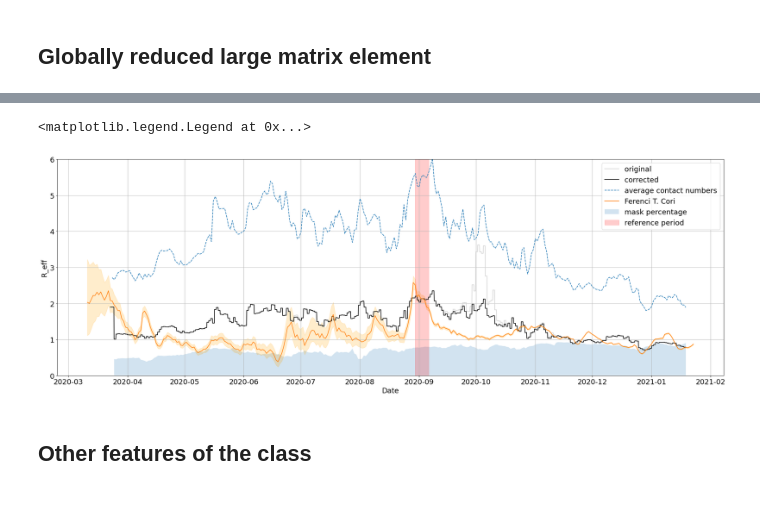
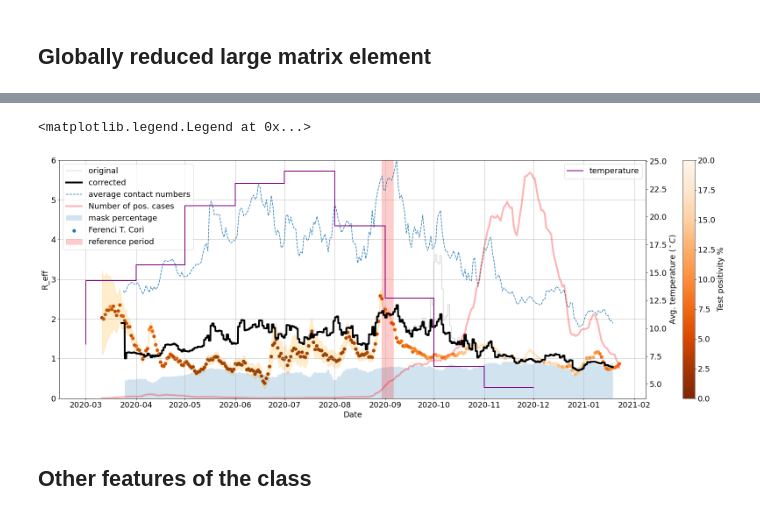
Before and after one commit to zsvizi/r-eff-social-contact-surveys-covid-19-hungary, a Jupyter notebook: figures.ipynb, the cells around one changed output, grey strips where cells are left out. Cells and saved outputs as stored; diff of their text form; code cells hidden in the pictures.

Commit message:
More complex last figure.

```diff
--- a/figures.ipynb
+++ b/figures.ipynb
@@ -230,5 +239,12 @@ t2 = [datetime.fromtimestamp(t) for t in sim_2.timestamps]
 # %%
 # data from the webpage of Ferenci Tamas
 df = sim_1.data.reference_r0_data
+# %%
+temp = pd.read_csv('data/tesztpozitivitas.csv',sep=";")
+temp["pos"] = temp["Tesztpozitivitás [%]"].map(lambda s: float(s.replace(",",".")))
+temp["date"] = temp["Dátum"].map(lambda d: datetime.strptime(d,"%Y-%m-%d").strftime('%m/%d/%Y'))
+# %%
+df["pos"] = df["date"].map(dict(zip(temp["date"],temp["pos"])))
+df["casenum"] = df["date"].map(dict(zip(temp["date"],temp["Napi esetszám [fő/nap]"])))
 # %%
 from datetime import timedelta
@@ -235,9 +262,17 @@ from datetime import timedelta
+# %%
+# source https://www.ksh.hu/docs/hun/xstadat/xstadat_evkozi/e_met001.html
+idojaras = pd.read_excel("data/idojaras.xls",header=[0,1,2],index_col=[0,1])
+honapok = {'J':1,'F':2,'M':3,'Á':4,'Mj':5,'Jú':6,'Jl':7,'Au':8,'Sz':9,'O':10,'N':11,'D':12,'J–D':0}
+idojaras.index = idojaras.index.map(lambda t: str(int(t[0]))+'-'+str(honapok.get(t[1])).zfill(2))
+idojaras.columns = ['temp','temp_max','temp_min','prec_days','prec_mm','sunny_hours','windy_days']
+idojaras = idojaras[idojaras.index.map(lambda s: '00' not in s and ('2020' in s or '2021' in s))]
+idojaras["date"] = idojaras.index.map(lambda s: datetime.strptime(s,'%Y-%m'))
 # %%
 plt.figure(figsize=(30,10))
 
 # simulated R-values
 plt.plot(t1,sim_1.r_eff_plot,label="original",color="lightgrey")
-plt.plot(t2,sim_2.r_eff_plot,label="corrected", color="black")
+plt.plot(t2,sim_2.r_eff_plot,label="corrected", color="black",lw=4)
 
 # average contact numbers
 plt.plot(
@@ -249,35 +284,51 @@ plt.plot(
 # masks
 plt.fill_between(
     [datetime.fromtimestamp(t) for t in sim_1.data.contact_num_data["start"]],
     sim_1.data.contact_num_data['mask_percentage'].map(float),
     alpha=0.2,
     label="mask percentage")
 
 # reference R-values from Tamas Ferenci
 for m in df["method"].unique()[[1]]:
     sdf = df[df["method"]==m]
-    plt.plot(sdf["datetime"]-timedelta(days=0),sdf["r0"], label="Ferenci T. "+m)
+    # positivity rate
+    plt.scatter(sdf["datetime"]-timedelta(days=0),sdf["r0"], lw=2,c=sdf["pos"],cmap="Oranges_r",vmin=0,vmax=20,label="Ferenci T. "+m)
+    # errorbar
     plt.fill_between(sdf["datetime"]-timedelta(days=0),sdf["ci_lower"],sdf["ci_upper"],color='orange',alpha=0.2)
+    # casenum
+    N=3
+    plt.plot(sdf["datetime"],np.convolve(sdf["casenum"]/1000,np.ones(2*N+1)/(2*N+1),mode='same'),'r-',lw=4,alpha=0.3,label="Number of pos. cases")
+
+plt.colorbar(label="Test positivity %")
 
 # reference R_0 period
 d1,d2 =  sim_2.baseline_cm_date
 plt.fill_betweenx(
     np.linspace(0,6,100),
     datetime.strptime(d1,'%Y-%m-%d'),
     datetime.strptime(d2,'%Y-%m-%d'),
     color='r',
     alpha=0.2,
     label="reference period")
 
+#
+
 # formatting
 plt.xlabel("Date")
 plt.ylabel("R_eff")
 plt.ylim(0,6)
 plt.grid()
 plt.legend()
+
+
+# temperature
+ax2 = plt.gca().twinx()
+ax2.step(idojaras["date"].tolist()[2:]+[idojaras["date"].iloc[-1]],idojaras["temp"].tolist()[2:]+[idojaras["temp"].iloc[-1]],lw=2,c="purple",label="temperature")
+ax2.set_ylabel(r"Avg. temperature $(^\circ C)$")
+ax2.legend()
 # %% [output]
 <matplotlib.legend.Legend at 0x...>
-[figure, old version]
+[figure, new version]
 # %% [markdown]
 ## Other features of the class
 # %%
```
Also changed, not shown: parts of 3 cells of this notebook.
